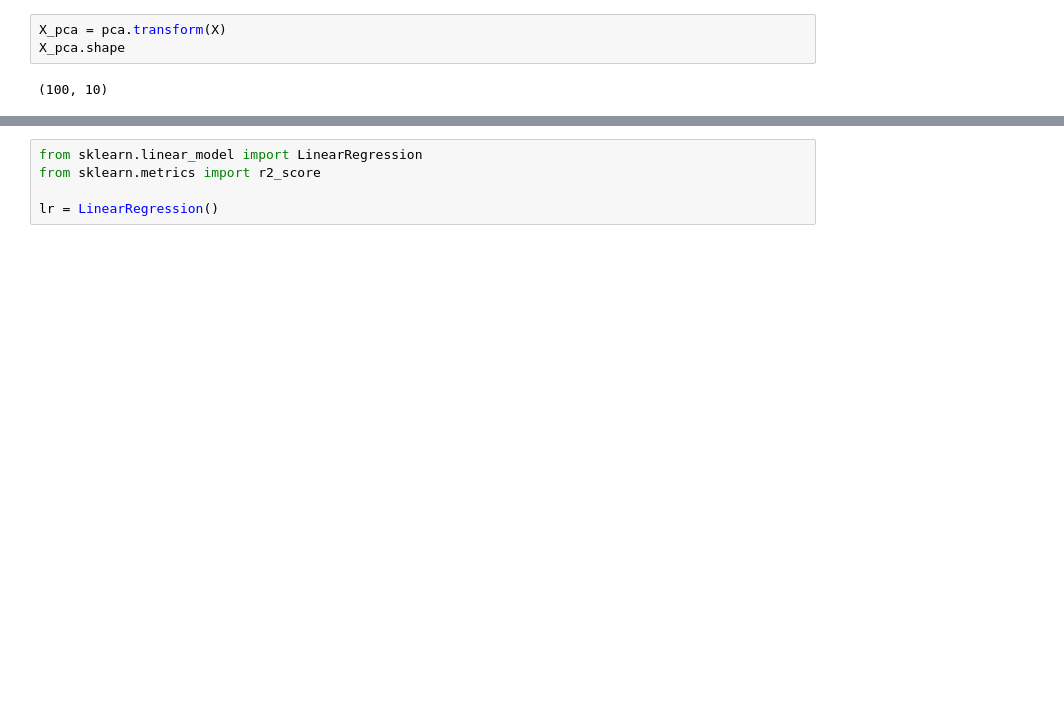
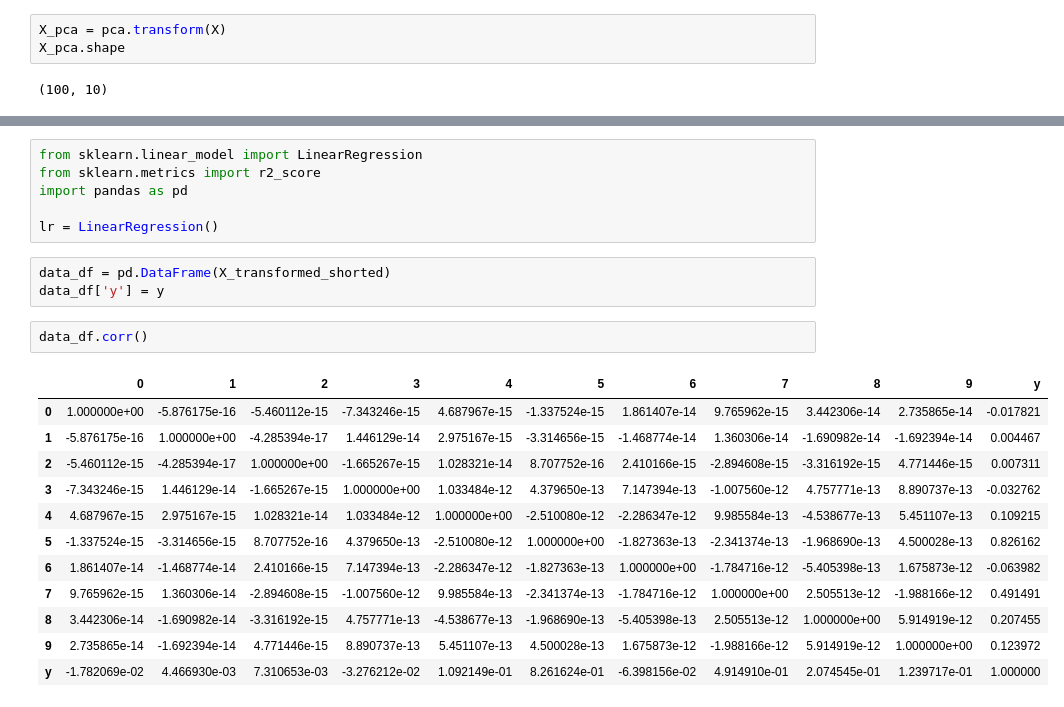
Before and after one commit to mingo1226/ML_from_scratch, a Jupyter notebook: Principal Component Analysis.ipynb, the cells around one changed output, grey strips where cells are left out. Saved outputs shown, nothing was run; the diff lists cells and outputs as text; blank space fills up the shorter version.

```diff
--- a/Principal Component Analysis.ipynb
+++ b/Principal Component Analysis.ipynb
@@ -302,6 +312,25 @@ plt.show()
 # %%
 from sklearn.linear_model import LinearRegression
 from sklearn.metrics import r2_score
+import pandas as pd
 
 lr = LinearRegression()
+# %%
+data_df = pd.DataFrame(X_transformed_shorted)
+data_df['y'] = y
+# %%
+data_df.corr()
+# %% [output]
+|  | 0 | 1 | 2 | 3 | 4 | 5 | 6 | 7 | 8 | 9 | y |
+| 0 | 1.000000e+00 | -5.876175e-16 | -5.460112e-15 | -7.343246e-15 | 4.687967e-15 | -1.337524e-15 | 1.861407e-14 | 9.765962e-15 | 3.442306e-14 | 2.735865e-14 | -0.017821 |
+| 1 | -5.876175e-16 | 1.000000e+00 | -4.285394e-17 | 1.446129e-14 | 2.975167e-15 | -3.314656e-15 | -1.468774e-14 | 1.360306e-14 | -1.690982e-14 | -1.692394e-14 | 0.004467 |
+| 2 | -5.460112e-15 | -4.285394e-17 | 1.000000e+00 | -1.665267e-15 | 1.028321e-14 | 8.707752e-16 | 2.410166e-15 | -2.894608e-15 | -3.316192e-15 | 4.771446e-15 | 0.007311 |
+| 3 | -7.343246e-15 | 1.446129e-14 | -1.665267e-15 | 1.000000e+00 | 1.033484e-12 | 4.379650e-13 | 7.147394e-13 | -1.007560e-12 | 4.757771e-13 | 8.890737e-13 | -0.032762 |
+| 4 | 4.687967e-15 | 2.975167e-15 | 1.028321e-14 | 1.033484e-12 | 1.000000e+00 | -2.510080e-12 | -2.286347e-12 | 9.985584e-13 | -4.538677e-13 | 5.451107e-13 | 0.109215 |
+| 5 | -1.337524e-15 | -3.314656e-15 | 8.707752e-16 | 4.379650e-13 | -2.510080e-12 | 1.000000e+00 | -1.827363e-13 | -2.341374e-13 | -1.968690e-13 | 4.500028e-13 | 0.826162 |
+| 6 | 1.861407e-14 | -1.468774e-14 | 2.410166e-15 | 7.147394e-13 | -2.286347e-12 | -1.827363e-13 | 1.000000e+00 | -1.784716e-12 | -5.405398e-13 | 1.675873e-12 | -0.063982 |
+| 7 | 9.765962e-15 | 1.360306e-14 | -2.894608e-15 | -1.007560e-12 | 9.985584e-13 | -2.341374e-13 | -1.784716e-12 | 1.000000e+00 | 2.505513e-12 | -1.988166e-12 | 0.491491 |
+| 8 | 3.442306e-14 | -1.690982e-14 | -3.316192e-15 | 4.757771e-13 | -4.538677e-13 | -1.968690e-13 | -5.405398e-13 | 2.505513e-12 | 1.000000e+00 | 5.914919e-12 | 0.207455 |
+| 9 | 2.735865e-14 | -1.692394e-14 | 4.771446e-15 | 8.890737e-13 | 5.451107e-13 | 4.500028e-13 | 1.675873e-12 | -1.988166e-12 | 5.914919e-12 | 1.000000e+00 | 0.123972 |
+| y | -1.782069e-02 | 4.466930e-03 | 7.310653e-03 | -3.276212e-02 | 1.092149e-01 | 8.261624e-01 | -6.398156e-02 | 4.914910e-01 | 2.074545e-01 | 1.239717e-01 | 1.000000 |
 # %%
```
Also changed, not shown: parts of 23 cells of this notebook.
